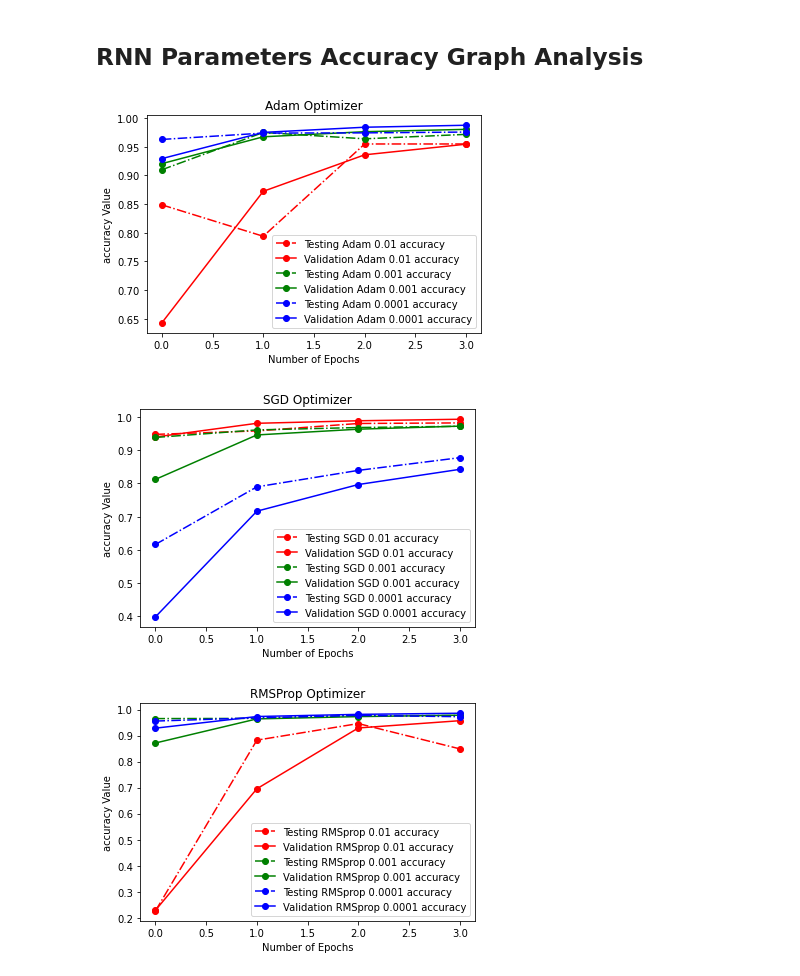
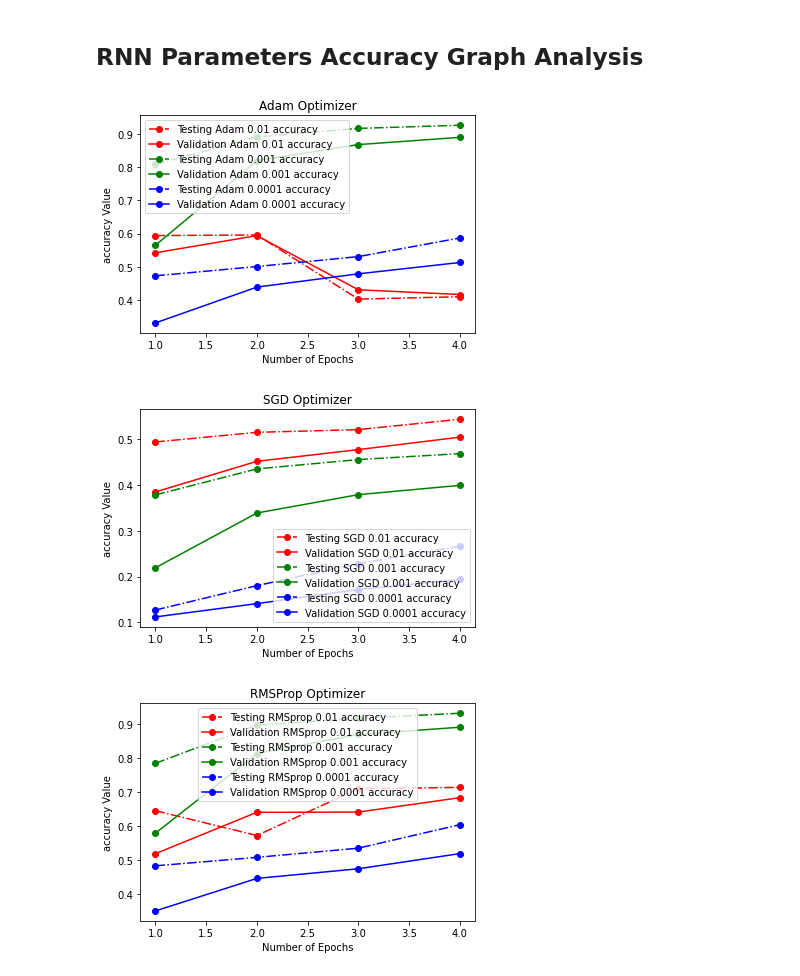
Before and after one commit to AlexMuzzy/files, a Jupyter notebook: advanced_ai_cw/advanced_ai.ipynb, the cells around one changed output. Saved outputs shown, nothing was run; the diff lists cells and outputs as text; code cells hidden in the pictures.

```diff
--- a/advanced_ai_cw/advanced_ai.ipynb
+++ b/advanced_ai_cw/advanced_ai.ipynb
@@ -456,7 +440,7 @@ class NNModelParameters:
 
 A helper function is made that will iterate over multiple Tensorflow history objects and print out their collective values surrounding its loss and accuracy values during fitting.
 # %%
-epochs = range(0,4)
+epochs = range(1,5)
 
 def plot_graph(title, histories, graph_type, labels):
 
@@ -586,10 +586,10 @@ plot_graph('RMSProp Optimizer', alexnet_histories[6:9], 'loss', rnn_rmsprop_labe
 # %% [markdown]
 ## **RNN Parameters Accuracy Graph Analysis**
 # %%
-plot_graph('Adam Optimizer', alexnet_histories[0:3], 'accuracy', rnn_adam_labels)
-plot_graph('SGD Optimizer', alexnet_histories[3:6], 'accuracy', rnn_sgd_labels)
-plot_graph('RMSProp Optimizer', alexnet_histories[6:9], 'accuracy', rnn_rmsprop_labels)
+plot_graph('Adam Optimizer', rnn_histories[0:3], 'accuracy', rnn_adam_labels)
+plot_graph('SGD Optimizer', rnn_histories[3:6], 'accuracy', rnn_sgd_labels)
+plot_graph('RMSProp Optimizer', rnn_histories[6:9], 'accuracy', rnn_rmsprop_labels)
 # %% [output]
-[figure, old version]
+[figure, new version]
-[figure, old version]
+[figure, new version]
-[figure, old version]
+[figure, new version]
```
Also changed, not shown: parts of 23 cells of this notebook.
